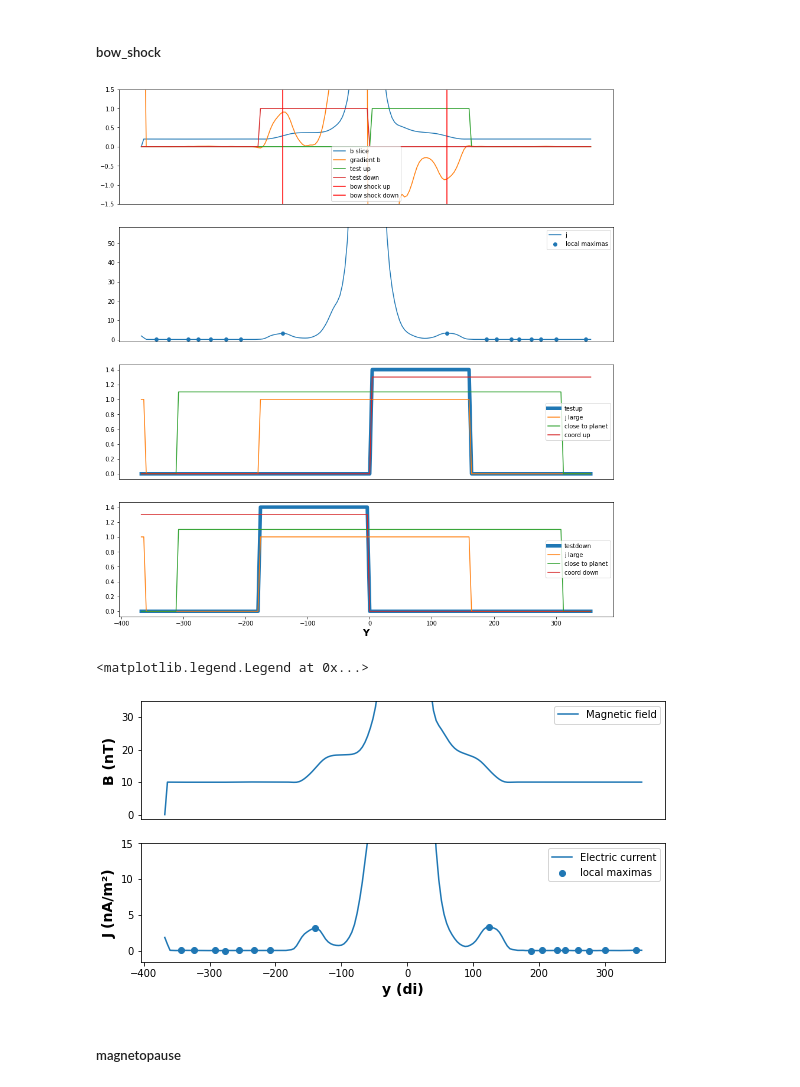
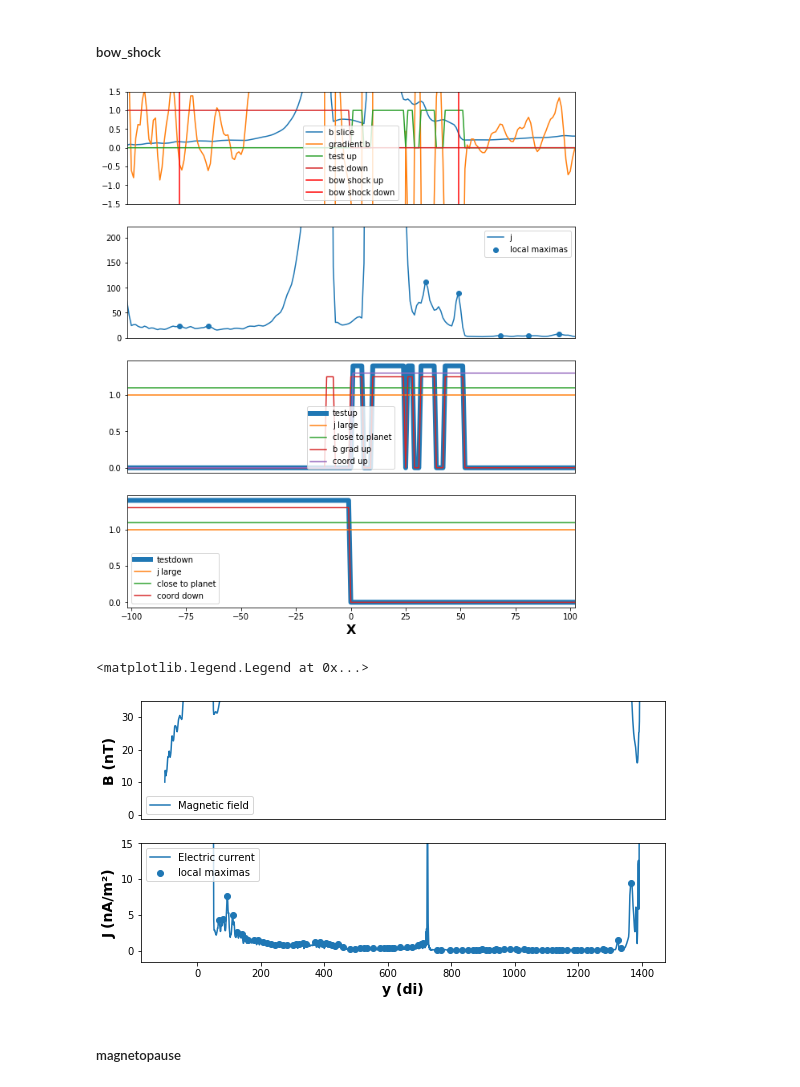
Before and after one commit to cmoissar/Jupyter-Notebooks, a Jupyter notebook: Story_Writer.ipynb, the cells around one changed output. Cells and saved outputs as stored; diff of their text form; code cells hidden in the pictures.

```diff
--- a/Story_Writer.ipynb
+++ b/Story_Writer.ipynb
@@ -139,10 +63,10 @@ rcParams["figure.figsize"] = [9.4, 4.8]
 Cluster = 'Zoidberg'
 Cluster = 'Curie'
 Cluster = 'Occ'
-run_name = '20_04_23_very_rough_big_one_Bz-By-_re' #'RUN_NAME'
+run_name = '20_07_07_big_one_1' #'RUN_NAME'
 
 loop = False #LOOP #(LOOP is a boolean)
-time = 180 #TIME
+time = 241# TIME
 time = '%05d' % time    # Change the time to string format, needed by functions
 
 filepath = '../' + Cluster + '/' + run_name + '/ncfiles/'
@@ -158,8 +82,8 @@ print(f'time dump (in 1/omega_ci): {time}')
 
 #This is used by the functions find_ip_shock(N, V) and find_mc_leading_edge(B)
 metadata = {'t_shock_entrance' : 130,
-            't_shock_exit'     : 220,
+            't_shock_exit'     : 240,
             't_MC_entrance'    : 130,
-            't_MC_exit'        : 260}
+            't_MC_exit'        : 270}
 #todo: autodefine t_collision? maybe from story_reader will be easier, as lines will cross on the multivariate plot
 # %% [output]
@@ -423,54 +422,52 @@ coord_bow_shock_down = def_coord_bow_shock(test_down)
 from matplotlib.gridspec    import GridSpec
 
 plt.close('all')
-plt.figure(figsize=(15, 25))
+plt.figure(figsize=(10, 18))
 gs = GridSpec(6, 1)
 
 axe = plt.subplot(gs[0])
-axe.plot(coord, b_slice/50, label='b slice')
+axe.plot(coord, b_slice/150, label='b slice')
 axe.plot(coord, np.gradient(b_slice), label='gradient b')
 axe.plot(coord, test_up, label='test up')
 axe.plot(coord, test_down, label='test down')
 axe.set_ylim([-1.5,1.5])
 axe.axvline(coord_bow_shock_up   , color='red', label="bow shock up")
 axe.axvline(coord_bow_shock_down , color='red', label="bow shock down")
-# axe.set_xlim([min(coord), abs(min(coord))])
+axe.set_xlim([min(coord), abs(min(coord))])
 axe.get_xaxis().set_visible(False)
 axe.legend()
 
-axe = plt.subplot(gs[1])
+axe = plt.subplot(gs[1], sharex=axe)
 axe.plot(coord, j_slice , label='j')
 plt.scatter(coord[maximums], j_slice[maximums], label='local maximas')
-axe.set_ylim([-1,1.2*np.mean(j_slice)])
+axe.set_ylim([-1,8*np.mean(j_slice)])
 axe.get_xaxis().set_visible(False)
 axe.legend()
 
-axe = plt.subplot(gs[2])
+axe = plt.subplot(gs[2], sharex=axe)
 axe.plot(coord, 1.4*test_up, label='testup', linewidth=6)
 axe.plot(coord, 1.0*test_j_large         , label='j large')
 axe.plot(coord, 1.1*test_close_to_planet , label='close to planet')
 if str_coord == 'X':
     axe.plot(coord, 1.25*test_b_grad_up       , label='b grad up')
 axe.plot(coord, 1.3*test_coord_up        , label='coord up')
-# axe.set_xlim([min(coord), abs(min(coord))])
 axe.get_xaxis().set_visible(False)
 axe.legend()
 
-axe = plt.subplot(gs[3])
+axe = plt.subplot(gs[3], sharex=axe)
 axe.plot(coord, 1.4*test_down, label='testdown', linewidth=6)
 axe.plot(coord, 1.0*test_j_large         , label='j large')
 axe.plot(coord, 1.1*test_close_to_planet , label='close to planet')
 axe.plot(coord, 1.3*test_coord_down      , label='coord down')
-# axe.set_xlim([min(coord), abs(min(coord))])
 axe.set_xlabel(str_coord, weight='bold', fontsize=16)
 axe.legend()
 
 
 if not(loop):
 
     plt.show()
 # %% [output]
-[figure, old version]
+[figure, new version]
 # %%
 #thesis plot
 
@@ -498,7 +495,7 @@ axe.set_ylim([-1.5,15])
 axe.legend()
 # %% [output]
 <matplotlib.legend.Legend at 0x...>
-[figure, old version]
+[figure, new version]
 # %%
 # plt.plot(x[35:50], np.gradient(b_slice)[35:50])
 # plt.axvline(coord_bow_shock_up   , color='red', label="bow shock up")
```
Also changed, not shown: parts of 53 cells of this notebook, 4 other files.
